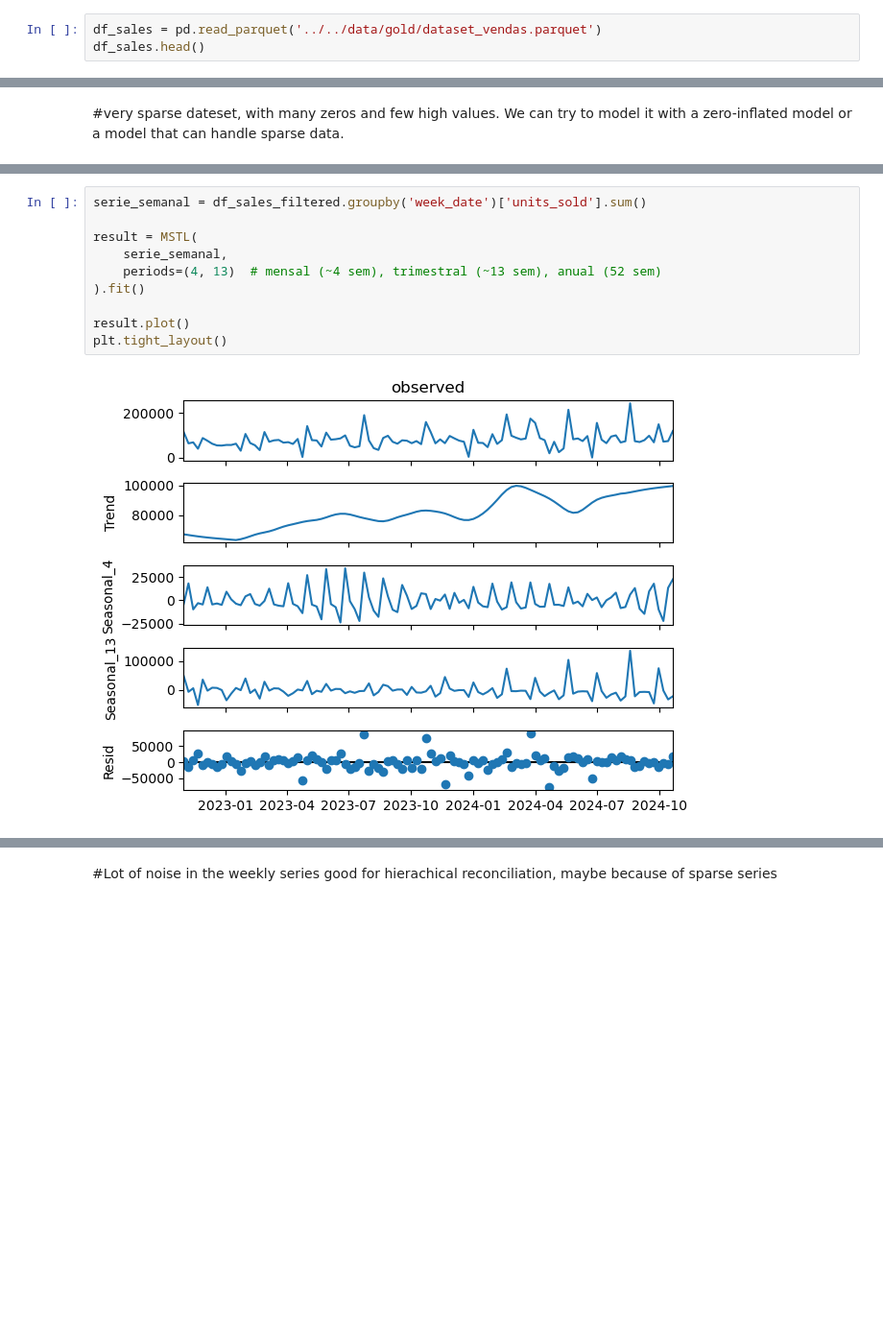
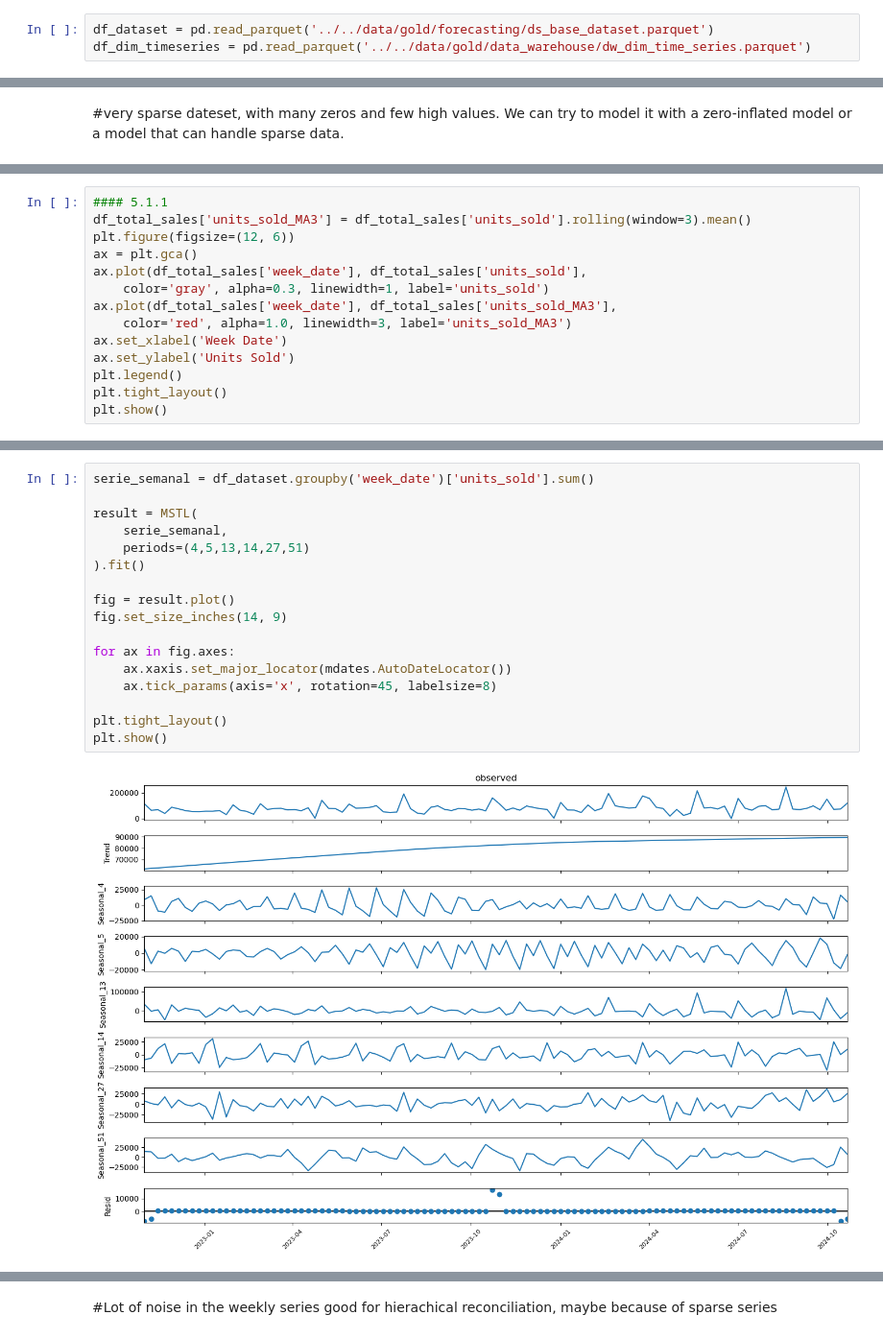
Before and after one commit to eduardozanutti/iqvia-forecast-datascience-case, a Jupyter notebook: notebooks/data_science/eda.ipynb, the cells around one changed output, grey strips where cells are left out. Shown at 96% size. Cells and saved outputs as stored; diff of their text form; blank space fills up the shorter version.

```diff
--- a/notebooks/data_science/eda.ipynb
+++ b/notebooks/data_science/eda.ipynb
@@ -12,3 +15,3 @@ from statsforecast.models import AutoETS
 # %%
-df_sales = pd.read_parquet('../../data/gold/dataset_vendas.parquet')
-df_sales.head()
+df_dataset = pd.read_parquet('../../data/gold/forecasting/ds_base_dataset.parquet')
+df_dim_timeseries = pd.read_parquet('../../data/gold/data_warehouse/dw_dim_time_series.parquet')
@@ -200,0 +351,14 @@ plt.tight_layout()
+# %%
+#### 5.1.1
+df_total_sales['units_sold_MA3'] = df_total_sales['units_sold'].rolling(window=3).mean()
+plt.figure(figsize=(12, 6))
+ax = plt.gca()
+ax.plot(df_total_sales['week_date'], df_total_sales['units_sold'],
+    color='gray', alpha=0.3, linewidth=1, label='units_sold')
+ax.plot(df_total_sales['week_date'], df_total_sales['units_sold_MA3'],
+    color='red', alpha=1.0, linewidth=3, label='units_sold_MA3')
+ax.set_xlabel('Week Date')
+ax.set_ylabel('Units Sold')
+plt.legend()
+plt.tight_layout()
+plt.show()
@@ -201,12 +367,19 @@ plt.tight_layout()
 # %%
-serie_semanal = df_sales_filtered.groupby('week_date')['units_sold'].sum()
+serie_semanal = df_dataset.groupby('week_date')['units_sold'].sum()
 
 result = MSTL(
     serie_semanal,
-    periods=(4, 13)  # mensal (~4 sem), trimestral (~13 sem), anual (52 sem)
+    periods=(4,5,13,14,27,51)
 ).fit()
 
-result.plot()
+fig = result.plot()
+fig.set_size_inches(14, 9)
+
+for ax in fig.axes:
+    ax.xaxis.set_major_locator(mdates.AutoDateLocator())
+    ax.tick_params(axis='x', rotation=45, labelsize=8)
+
 plt.tight_layout()
+plt.show()
 # %% [output]
-[figure, old version]
+[figure, new version]
```
Also changed, not shown: parts of 82 cells of this notebook, 36 other files.
